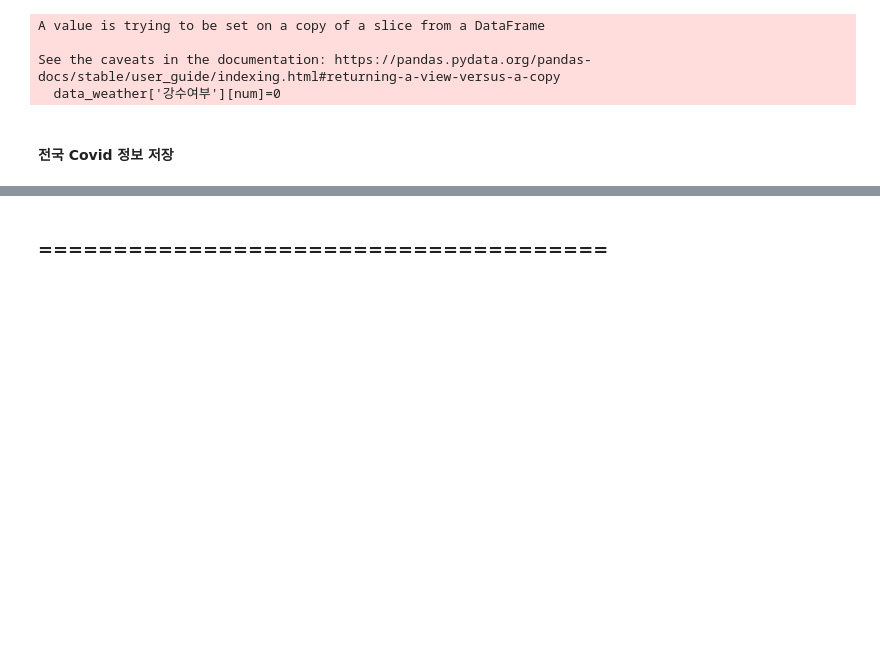
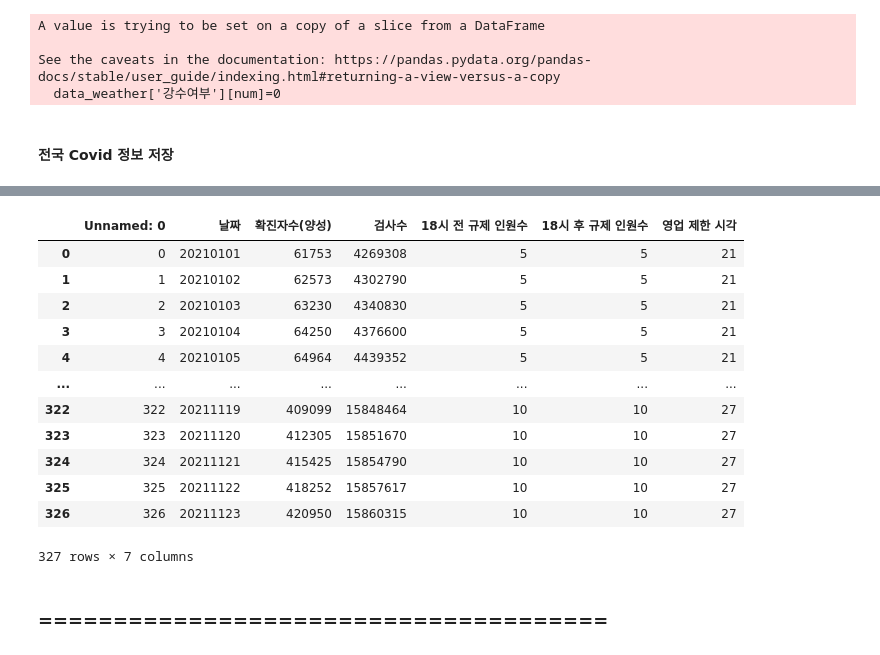
Before and after one commit to Chromatic-Hwi/Covid_Sales_Prediction, a Jupyter notebook: Covid_Sales_Prediction_Ver.0.8.ipynb, the cells around one changed output, grey strips where cells are left out. Cells and saved outputs as stored; diff of their text form; code cells hidden in the pictures; blank space fills up the shorter version.

```diff
--- a/Covid_Sales_Prediction_Ver.0.8.ipynb
+++ b/Covid_Sales_Prediction_Ver.0.8.ipynb
@@ -234,0 +238,20 @@ data_covid=pd.read_csv('./Data/2021_KOREA_Covid.csv', encoding='cp949')
+# %%
+Data_bm=pd.read_csv('./Data/배달의 민족_2021년_수익정산_동일날짜합.csv', encoding='cp949')
+Data_weather=pd.read_csv('./Data/2021_서울_기상정보.csv', encoding='cp949')
+Data_covid=pd.read_csv('./Data/2021_KOREA_Covid+.csv', encoding='cp949')
+# %%
+Data_covid
+# %% [output]
+|  | Unnamed: 0 | 날짜 | 확진자수(양성) | 검사수 | 18시 전 규제 인원수 | 18시 후 규제 인원수 | 영업 제한 시각 |
+| 0 | 0 | 20210101 | 61753 | 4269308 | 5 | 5 | 21 |
+| 1 | 1 | 20210102 | 62573 | 4302790 | 5 | 5 | 21 |
+| 2 | 2 | 20210103 | 63230 | 4340830 | 5 | 5 | 21 |
+| 3 | 3 | 20210104 | 64250 | 4376600 | 5 | 5 | 21 |
+| 4 | 4 | 20210105 | 64964 | 4439352 | 5 | 5 | 21 |
+| ... | ... | ... | ... | ... | ... | ... | ... |
+| 322 | 322 | 20211119 | 409099 | 15848464 | 10 | 10 | 27 |
+| 323 | 323 | 20211120 | 412305 | 15851670 | 10 | 10 | 27 |
+| 324 | 324 | 20211121 | 415425 | 15854790 | 10 | 10 | 27 |
+| 325 | 325 | 20211122 | 418252 | 15857617 | 10 | 10 | 27 |
+| 326 | 326 | 20211123 | 420950 | 15860315 | 10 | 10 | 27 |
+327 rows × 7 columns
```
Also changed, not shown: parts of 9 cells of this notebook, 1 other file.
